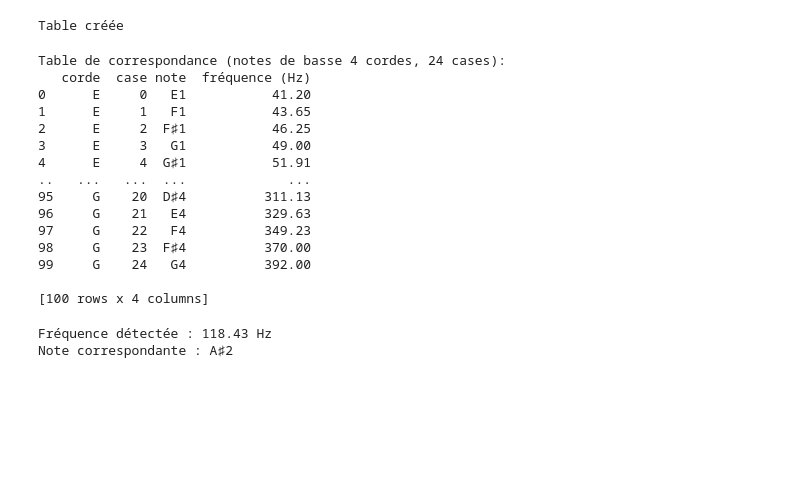
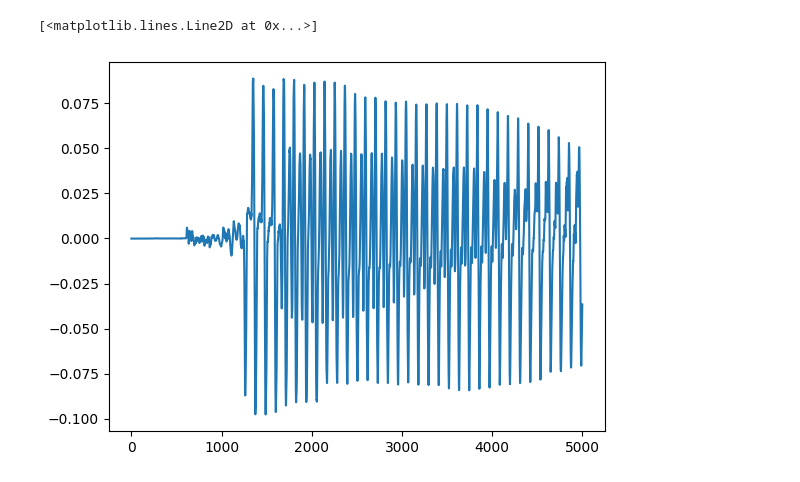
Before and after one commit to Lou-SdC/DataBass, a Jupyter notebook: notebooks/lou/exploratory.ipynb, the cells around one changed output. Cells and saved outputs as stored; diff of their text form; code cells hidden in the pictures; blank space fills up the shorter version.

```diff
--- a/notebooks/lou/exploratory.ipynb
+++ b/notebooks/lou/exploratory.ipynb
@@ -26,64 +29,7 @@ plt.plot(y)
+# %%
+plt.plot(y[10000:15000])
+# %% [output]
+[<matplotlib.lines.Line2D at 0x...>]
+[figure, added]
 # %%
 annot_file = 'raw_data/annot/B51-00000-1111-011.xml'
-# %%
-from utils.create_table import create_table
-
-tab = create_table()
-# %% [output]
-Table créée
-# %%
-# Liste des notes de basse 4 cordes (Mi-La-Ré-Sol) sur 24 cases
-# Format: (corde, case, note, fréquence)
-notes_basse = []
-
-# Fréquences des cordes à vide (standard tuning: E1, A1, D2, G2)
-frequences_cordes_vide = {
-    'E': 41.20,  # Mi1
-    'A': 55.00,  # La1
-    'D': 73.42,  # Ré2
-    'G': 98.00   # Sol2
-}
-
-# Noms des cordes dans l'ordre (de la plus grave à la plus aiguë)
-cordes = ['E', 'A', 'D', 'G']
-
-# Générer les notes pour chaque corde (24 cases)
-for corde in cordes:
-    frequence_vide = frequences_cordes_vide[corde]
-    for fret in range(0, 25):  # 0 = corde à vide, 24 = 24ème case
-        # Calculer la fréquence pour cette case (fret)
-        frequence = frequence_vide * (2 ** (fret / 12))
-        # Convertir la fréquence en note (ex: 41.20 Hz → 'E1')
-        note = librosa.hz_to_note(frequence)
-        notes_basse.append({
-            'corde': corde,
-            'case': fret,
-            'note': note,
-            'fréquence (Hz)': round(frequence, 2)
-        })
-
-# Créer un DataFrame pandas pour afficher la table
-df_notes = pd.DataFrame(notes_basse)
-
-# Sauvegarder dans un fichier CSV
-df_notes.to_csv('table_correspondance_notes_basse.csv', index=False)
-
-# Afficher les 10 premières lignes
-print("Table de correspondance (notes de basse 4 cordes, 24 cases):")
-print(df_notes)
-# %% [output]
-Table de correspondance (notes de basse 4 cordes, 24 cases):
-   corde  case note  fréquence (Hz)
-0      E     0   E1           41.20
-1      E     1   F1           43.65
-2      E     2  F♯1           46.25
-3      E     3   G1           49.00
-4      E     4  G♯1           51.91
-..   ...   ...  ...             ...
-95     G    20  D♯4          311.13
-96     G    21   E4          329.63
-97     G    22   F4          349.23
-98     G    23  F♯4          370.00
-99     G    24   G4          392.00
-
-[100 rows x 4 columns]
@@ -132,11 +35,0 @@ def frequence_to_note(frequence, df_notes):
-# %%
- # Étape 2 : Détecter la fréquence fondamentale
-frequence = detecter_frequence_fondamentale(y, sr)
-print(f"Fréquence détectée : {frequence:.2f} Hz")
-
-# Étape 3 : Traduire en note
-note = frequence_to_note(frequence, df_notes)
-print(f"Note correspondante : {note}")
-# %% [output]
-Fréquence détectée : 118.43 Hz
-Note correspondante : A♯2
```
Also changed, not shown: parts of 12 cells of this notebook, 1 other file.
